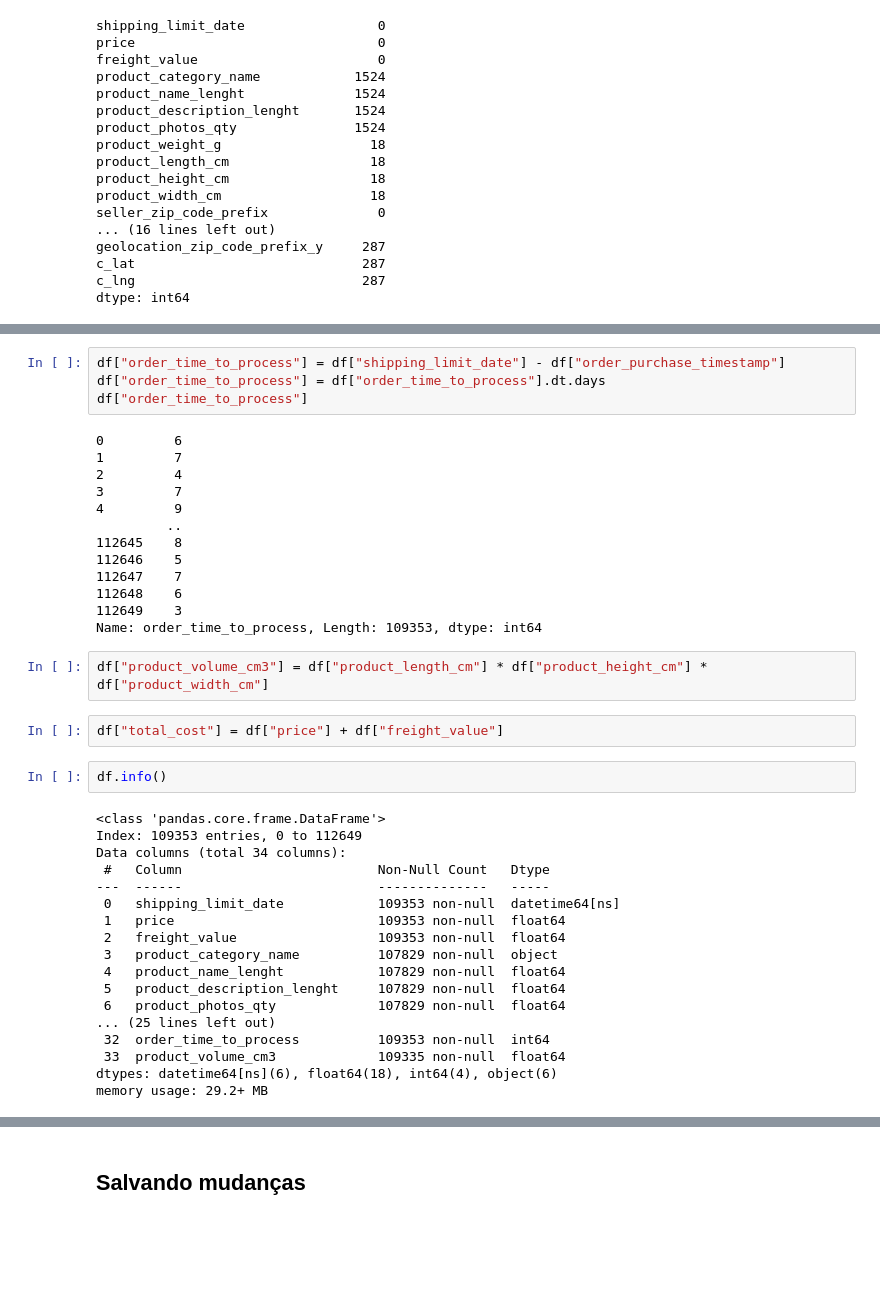
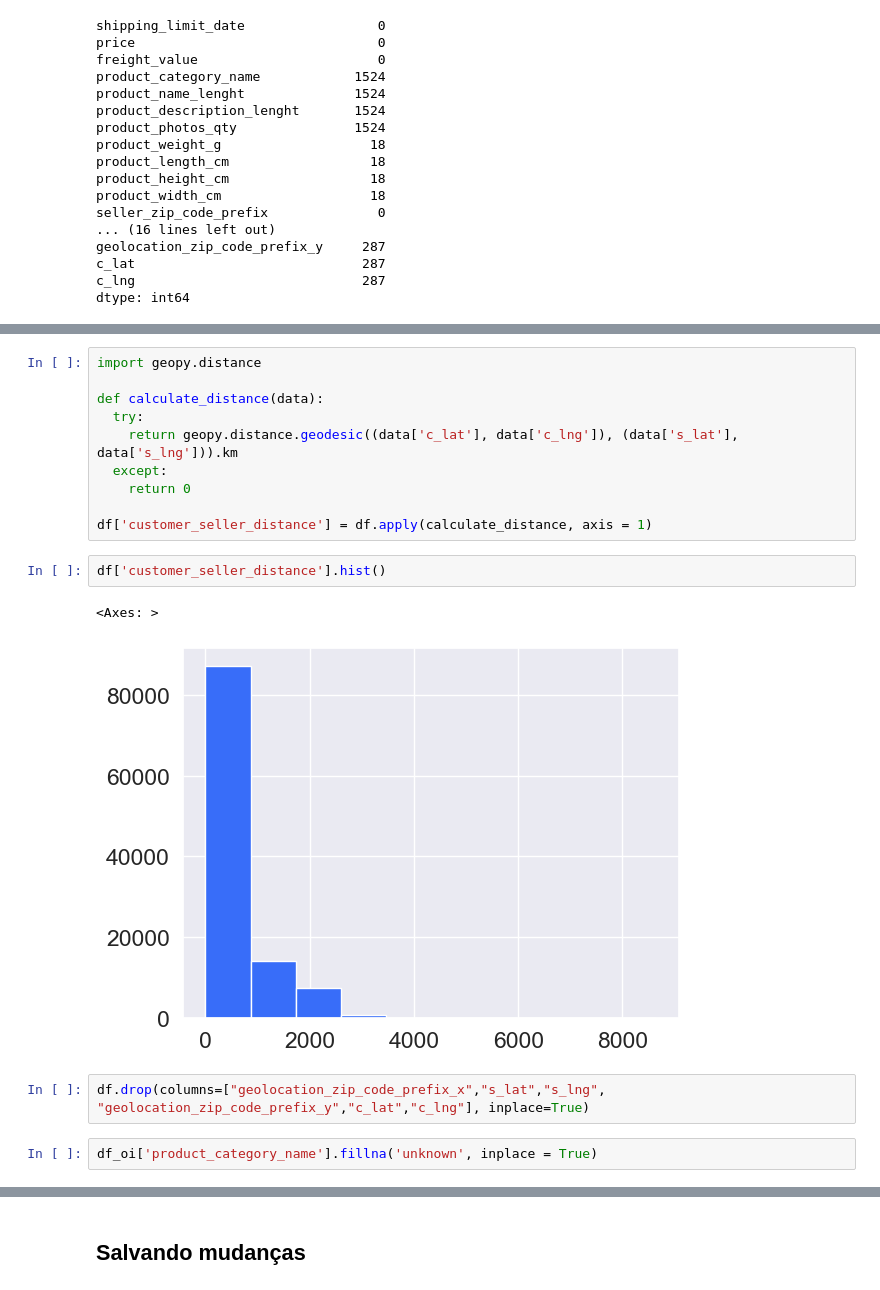
Before and after one commit to guilherme-iram/Ecommerce, a Jupyter notebook: Preprocess.ipynb, the cells around one changed output, grey strips where cells are left out. Drawn from its saved outputs; the diff is of its cells as text; blank space fills up the shorter version.

```diff
--- a/Preprocess.ipynb
+++ b/Preprocess.ipynb
@@ -270,41 +236,19 @@ Name: order_delay_time, Length: 109353, dtype: int64
-# %%
-df["order_time_to_process"] = df["shipping_limit_date"] - df["order_purchase_timestamp"]
-df["order_time_to_process"] = df["order_time_to_process"].dt.days
-df["order_time_to_process"]
-# %% [output]
-0         6
-1         7
-2         4
-3         7
-4         9
-         ..
-112645    8
-112646    5
-112647    7
-112648    6
-112649    3
-Name: order_time_to_process, Length: 109353, dtype: int64
-# %%
-df["product_volume_cm3"] = df["product_length_cm"] * df["product_height_cm"] * df["product_width_cm"]
-# %%
-df["total_cost"] = df["price"] + df["freight_value"]
-# %%
-df.info()
-# %% [output]
-<class 'pandas.core.frame.DataFrame'>
-Index: 109353 entries, 0 to 112649
-Data columns (total 34 columns):
- #   Column                         Non-Null Count   Dtype
----  ------                         --------------   -----
- 0   shipping_limit_date            109353 non-null  datetime64[ns]
- 1   price                          109353 non-null  float64
- 2   freight_value                  109353 non-null  float64
- 3   product_category_name          107829 non-null  object
- 4   product_name_lenght            107829 non-null  float64
- 5   product_description_lenght     107829 non-null  float64
- 6   product_photos_qty             107829 non-null  float64
-... (25 lines left out)
- 32  order_time_to_process          109353 non-null  int64
- 33  product_volume_cm3             109335 non-null  float64
-dtypes: datetime64[ns](6), float64(18), int64(4), object(6)
-memory usage: 29.2+ MB
+# %%
+import geopy.distance
+
+def calculate_distance(data):
+  try:
+    return geopy.distance.geodesic((data['c_lat'], data['c_lng']), (data['s_lat'], data['s_lng'])).km
+  except:
+    return 0
+
+df['customer_seller_distance'] = df.apply(calculate_distance, axis = 1)
+# %%
+df['customer_seller_distance'].hist()
+# %% [output]
+<Axes: >
+[figure, added]
+# %%
+df.drop(columns=["geolocation_zip_code_prefix_x","s_lat","s_lng", "geolocation_zip_code_prefix_y","c_lat","c_lng"], inplace=True)
+# %%
+df_oi['product_category_name'].fillna('unknown', inplace = True)
```
Also changed, not shown: parts of 6 cells of this notebook.
